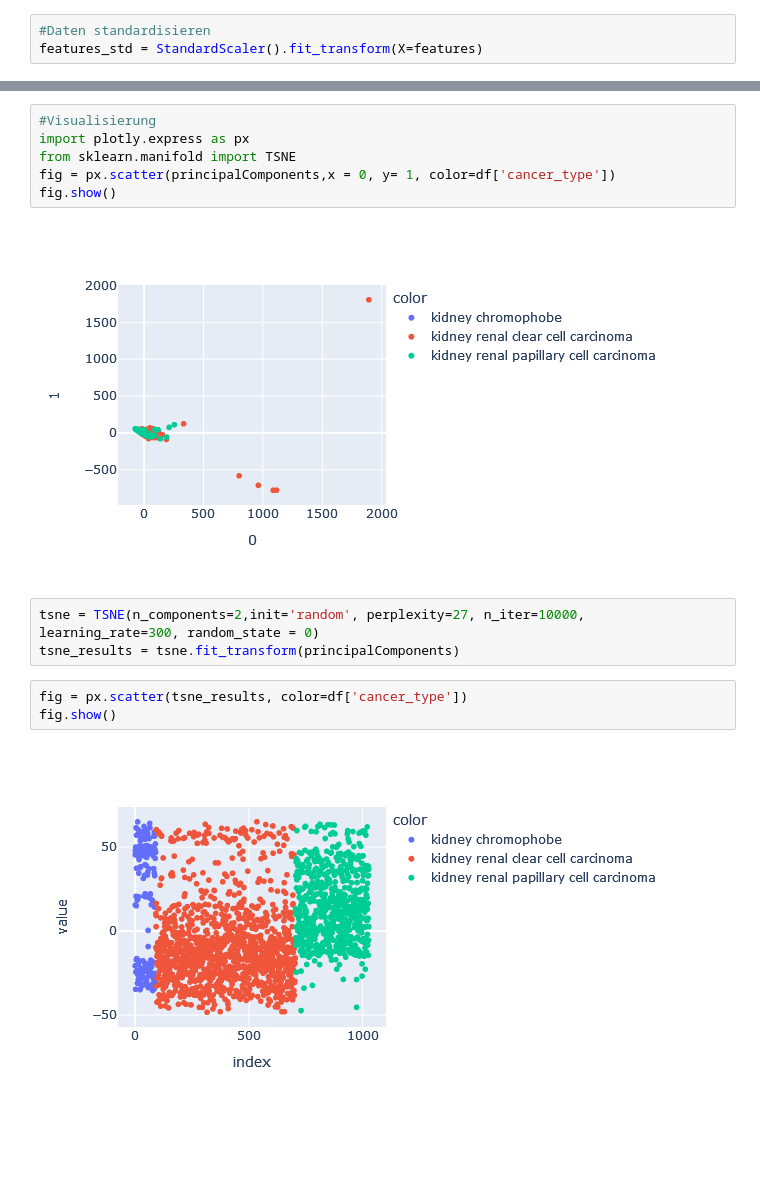
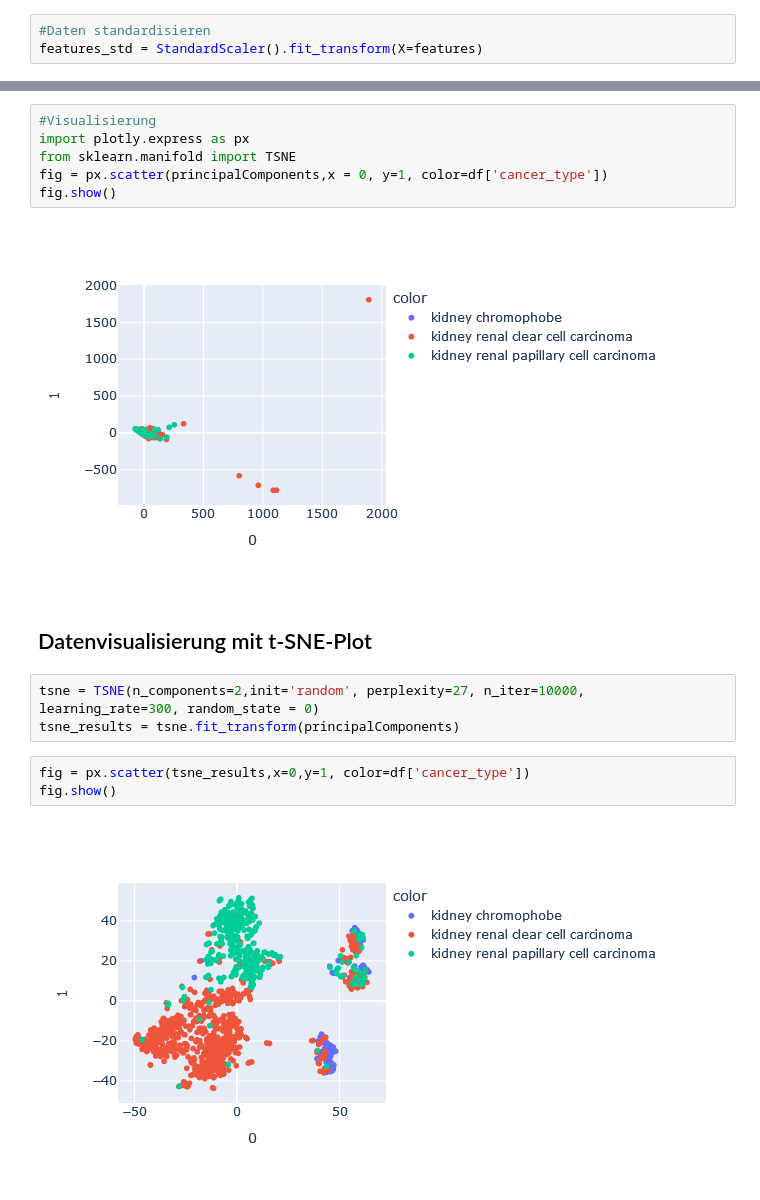
Before and after one commit to HaukeGS/AMLG-Project, a Jupyter notebook: PCA.ipynb, the cells around one changed output, grey strips where cells are left out. Cells and saved outputs as stored; diff of their text form; blank space fills up the shorter version.

```diff
--- a/PCA.ipynb
+++ b/PCA.ipynb
@@ -52,15 +67,17 @@ newDataframe.to_csv("data_after_pca.csv", sep=",")
 #Visualisierung
 import plotly.express as px
 from sklearn.manifold import TSNE
-fig = px.scatter(principalComponents,x = 0, y= 1, color=df['cancer_type'])
+fig = px.scatter(principalComponents,x = 0, y=1, color=df['cancer_type'])
 fig.show()
 # %% [output]
 [figure]
+# %% [markdown]
+## Datenvisualisierung mit t-SNE-Plot
 # %%
 tsne = TSNE(n_components=2,init='random', perplexity=27, n_iter=10000, learning_rate=300, random_state = 0)
 tsne_results = tsne.fit_transform(principalComponents)
 # %%
-fig = px.scatter(tsne_results, color=df['cancer_type'])
+fig = px.scatter(tsne_results,x=0,y=1, color=df['cancer_type'])
 fig.show()
 # %% [output]
-[figure, old version]
+[figure, new version]
```
Also changed, not shown: parts of 4 cells of this notebook.
